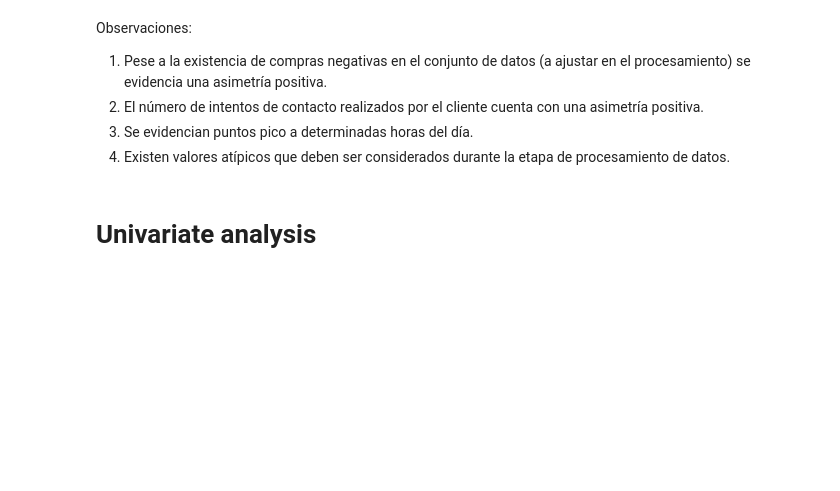
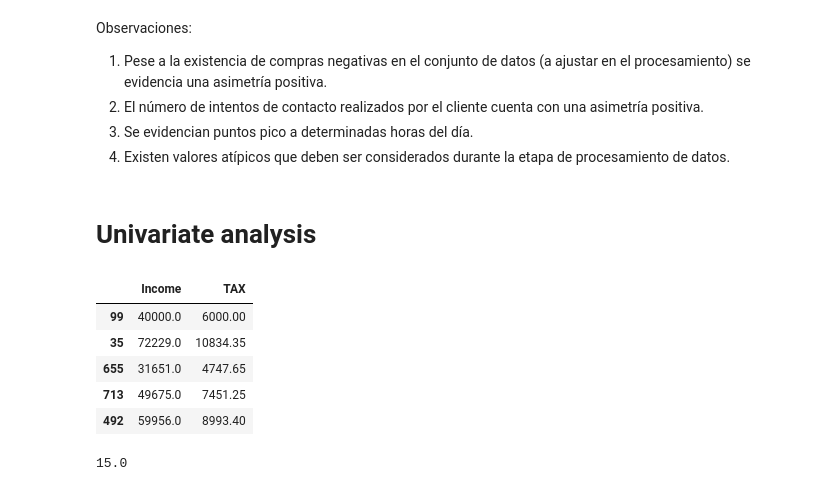
Before and after one commit to amontenegrot/TP_Technical_test_DS, a Jupyter notebook: src/02_EDA.ipynb, the cells around one changed output. Drawn from its saved outputs; the diff is of its cells as text; code cells hidden in the pictures; blank space fills up the shorter version.

```diff
--- a/src/02_EDA.ipynb
+++ b/src/02_EDA.ipynb
@@ -185,3 +167,17 @@ df.loc[(df['Age']>17)&(df['Age']<=40), 'groups_ages'] = '20-40'
 helper_funtions.conversion_rate_chart('groups_ages', 'Sales', df, type='bar')
 # %%
 helper_funtions.conversion_rate_chart('Income', 'Sales', df, type='scatter')
+# %%
+df[['Income', 'TAX']].sample(n=5).head()
+# %% [output]
+|  | Income | TAX |
+| 99 | 40000.0 | 6000.00 |
+| 35 | 72229.0 | 10834.35 |
+| 655 | 31651.0 | 4747.65 |
+| 713 | 49675.0 | 7451.25 |
+| 492 | 59956.0 | 8993.40 |
+# %%
+income, tax = 59956, 8993.40
+(tax * 100)/ income
+# %% [output]
+15.0
```
Also changed, not shown: parts of 1 cell of this notebook.
